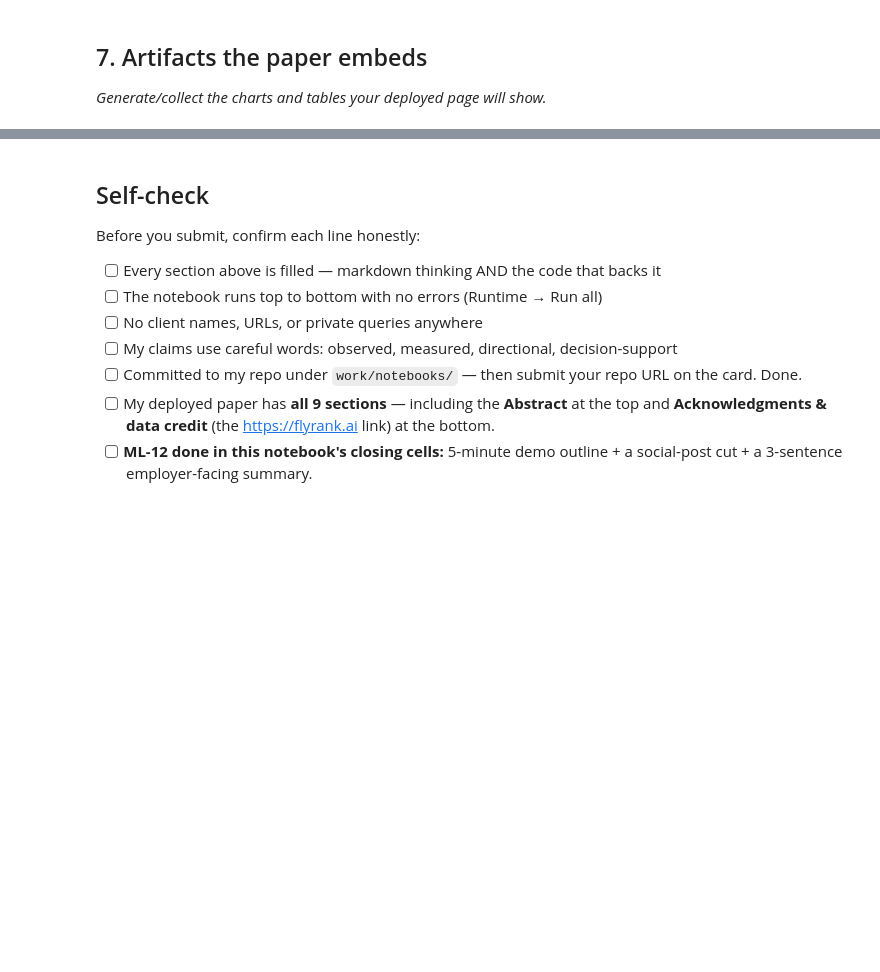
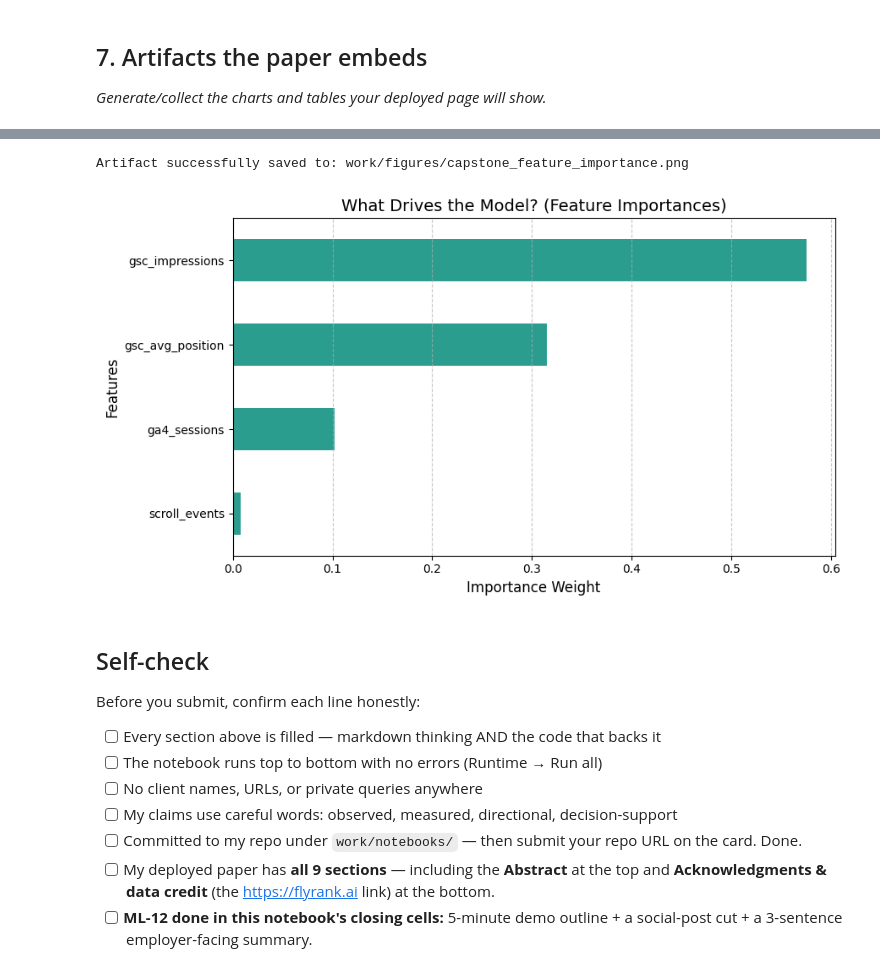
Before and after one commit to s-safwan/ml-internship-flyrank, a Jupyter notebook: work/notebooks/capstone.ipynb, the cells around one changed output, grey strips where cells are left out. Cells and saved outputs as stored; diff of their text form; code cells hidden in the pictures; blank space fills up the shorter version.

```diff
--- a/work/notebooks/capstone.ipynb
+++ b/work/notebooks/capstone.ipynb
@@ -37,3 +150,34 @@ This skeleton is yours to fill. Work the sections **in order** — each one has
+# %%
+import matplotlib.pyplot as plt
+import os
+
+# Creating folder
+os.makedirs('work/figures', exist_ok=True)
+
+# Training a final model to extract feature importances
+rf_final = RandomForestClassifier(n_estimators=100, max_depth=5, random_state=42)
+rf_final.fit(X, y)
+
+# Get features and their importance scores
+importances = pd.Series(rf_final.feature_importances_, index=X.columns).sort_values(ascending=True)
+
+# Plotting
+plt.figure(figsize=(9, 5))
+importances.plot(kind='barh', color='#2a9d8f')
+plt.title('What Drives the Model? (Feature Importances)', fontsize=14)
+plt.xlabel('Importance Weight', fontsize=12)
+plt.ylabel('Features', fontsize=12)
+plt.grid(axis='x', linestyle='--', alpha=0.7)
+plt.tight_layout()
+
+# Save the figure
+fig_path = 'work/figures/capstone_feature_importance.png'
+plt.savefig(fig_path, dpi=300)
+print(f"Artifact successfully saved to: {fig_path}")
+plt.show()
+# %% [output]
+Artifact successfully saved to: work/figures/capstone_feature_importance.png
+[figure, added]
 # %% [markdown]
 ## Self-check
 
```
Also changed, not shown: parts of 10 cells of this notebook.
